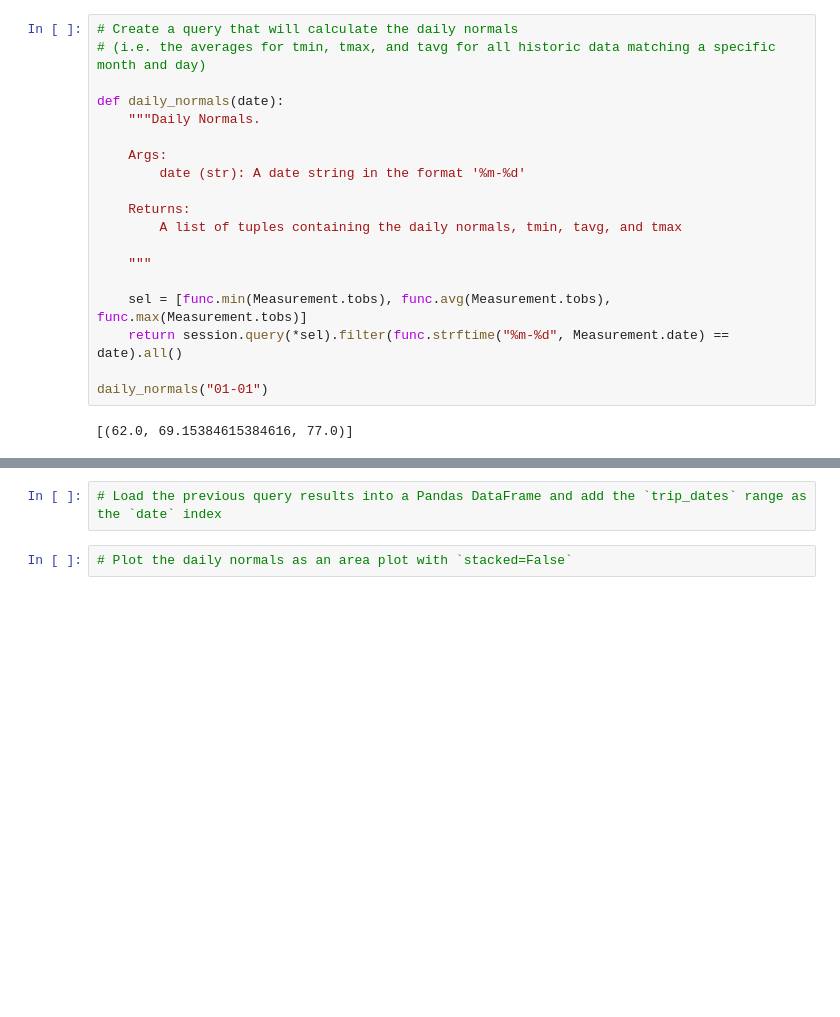
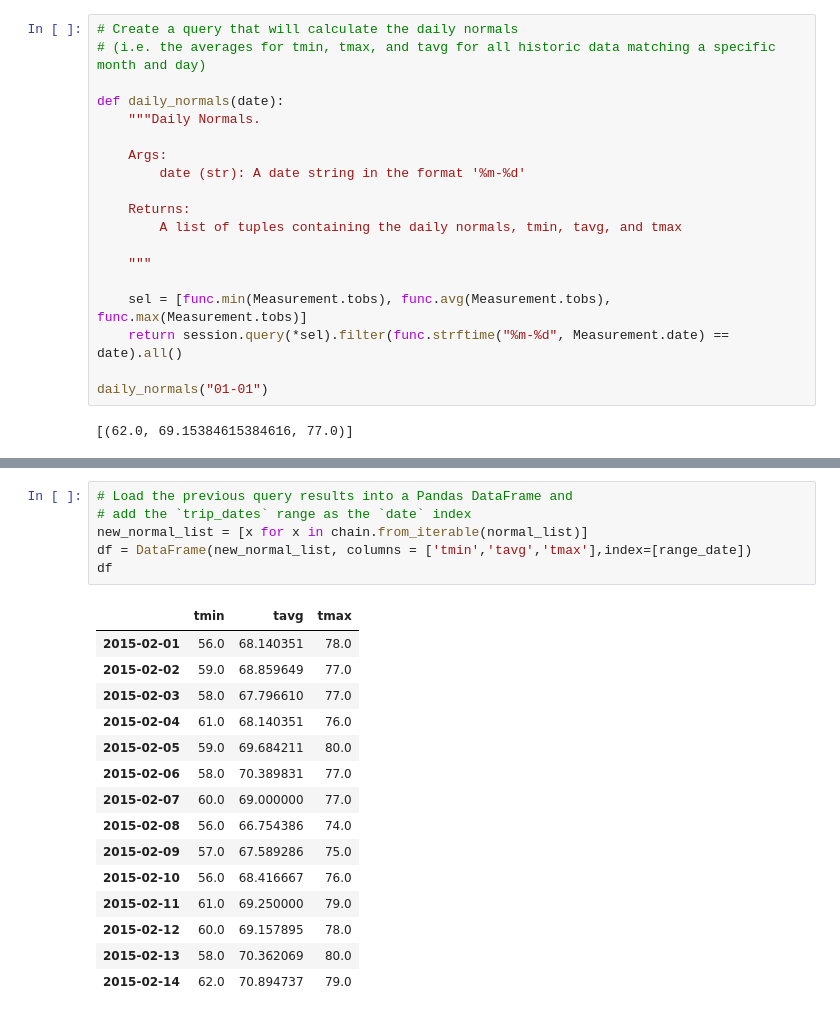
Before and after one commit to parastoorazavi/sqlalchemy-challenge, a Jupyter notebook: climate_starter.ipynb, the cells around one changed output, grey strips where cells are left out. Drawn from its saved outputs; the diff is of its cells as text; blank space fills up the shorter version.

```diff
--- a/climate_starter.ipynb
+++ b/climate_starter.ipynb
@@ -457,4 +500,22 @@ daily_normals("01-01")
 # %%
-# Load the previous query results into a Pandas DataFrame and add the `trip_dates` range as the `date` index
+# Load the previous query results into a Pandas DataFrame and
+# add the `trip_dates` range as the `date` index
+new_normal_list = [x for x in chain.from_iterable(normal_list)]
+df = DataFrame(new_normal_list, columns = ['tmin','tavg','tmax'],index=[range_date])
+df
+# %% [output]
+|  | tmin | tavg | tmax |
+| 2015-02-01 | 56.0 | 68.140351 | 78.0 |
+| 2015-02-02 | 59.0 | 68.859649 | 77.0 |
+| 2015-02-03 | 58.0 | 67.796610 | 77.0 |
+| 2015-02-04 | 61.0 | 68.140351 | 76.0 |
+| 2015-02-05 | 59.0 | 69.684211 | 80.0 |
+| 2015-02-06 | 58.0 | 70.389831 | 77.0 |
+| 2015-02-07 | 60.0 | 69.000000 | 77.0 |
+| 2015-02-08 | 56.0 | 66.754386 | 74.0 |
+| 2015-02-09 | 57.0 | 67.589286 | 75.0 |
+| 2015-02-10 | 56.0 | 68.416667 | 76.0 |
+| 2015-02-11 | 61.0 | 69.250000 | 79.0 |
+| 2015-02-12 | 60.0 | 69.157895 | 78.0 |
+| 2015-02-13 | 58.0 | 70.362069 | 80.0 |
+| 2015-02-14 | 62.0 | 70.894737 | 79.0 |
-# %%
-# Plot the daily normals as an area plot with `stacked=False`
```
Also changed, not shown: parts of 7 cells of this notebook.
